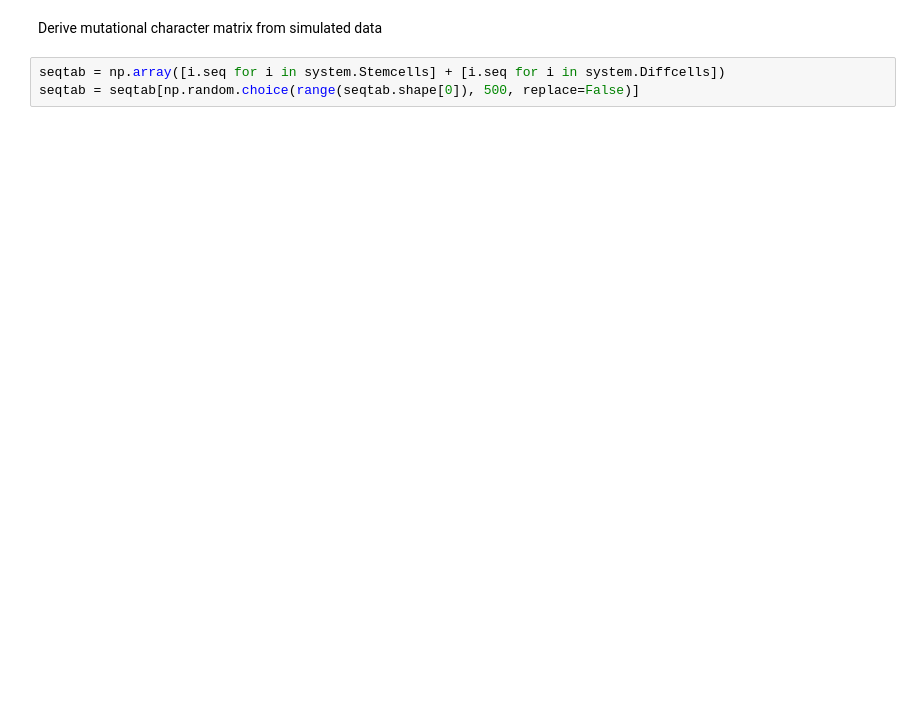
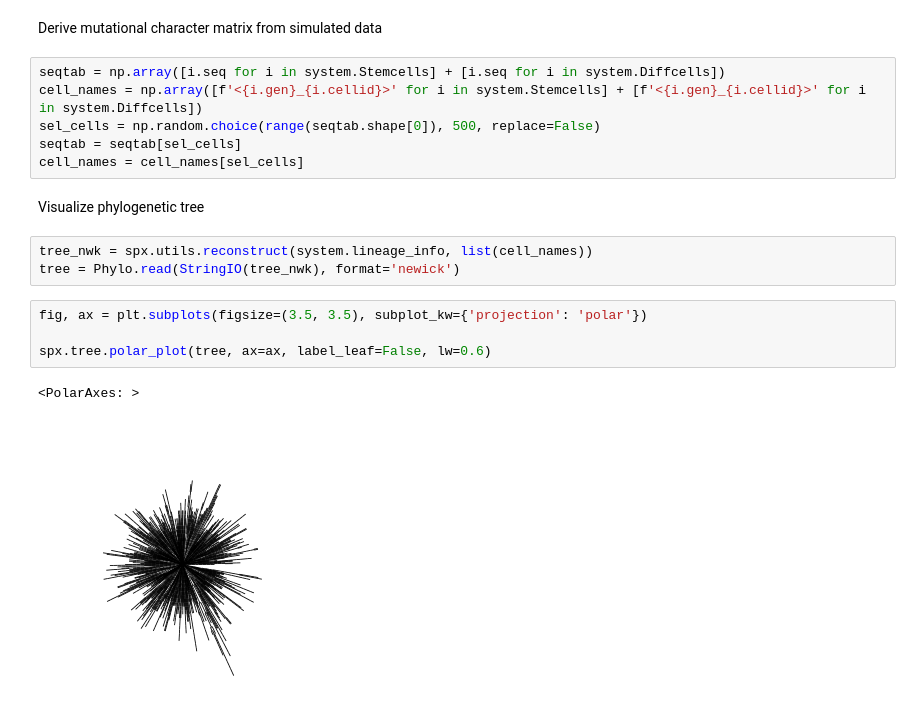
Before and after one commit to kunwang34/scPhyloX, a Jupyter notebook: source/notebooks/Simulation.ipynb, the cells around one changed output. Cells and saved outputs as stored; diff of their text form; blank space fills up the shorter version.

```diff
--- a/source/notebooks/Simulation.ipynb
+++ b/source/notebooks/Simulation.ipynb
@@ -74,4 +75,19 @@ Text(0, 0.5, 'Cell number')
 Derive mutational character matrix from simulated data
 # %%
 seqtab = np.array([i.seq for i in system.Stemcells] + [i.seq for i in system.Diffcells])
-seqtab = seqtab[np.random.choice(range(seqtab.shape[0]), 500, replace=False)]
+cell_names = np.array([f'<{i.gen}_{i.cellid}>' for i in system.Stemcells] + [f'<{i.gen}_{i.cellid}>' for i in system.Diffcells])
+sel_cells = np.random.choice(range(seqtab.shape[0]), 500, replace=False)
+seqtab = seqtab[sel_cells]
+cell_names = cell_names[sel_cells]
+# %% [markdown]
+Visualize phylogenetic tree
+# %%
+tree_nwk = spx.utils.reconstruct(system.lineage_info, list(cell_names))
+tree = Phylo.read(StringIO(tree_nwk), format='newick')
+# %%
+fig, ax = plt.subplots(figsize=(3.5, 3.5), subplot_kw={'projection': 'polar'})
+
+spx.tree.polar_plot(tree, ax=ax, label_leaf=False, lw=0.6)
+# %% [output]
+<PolarAxes: >
+[figure, added]
```
Also changed, not shown: parts of 10 cells of this notebook, 9 other files.
